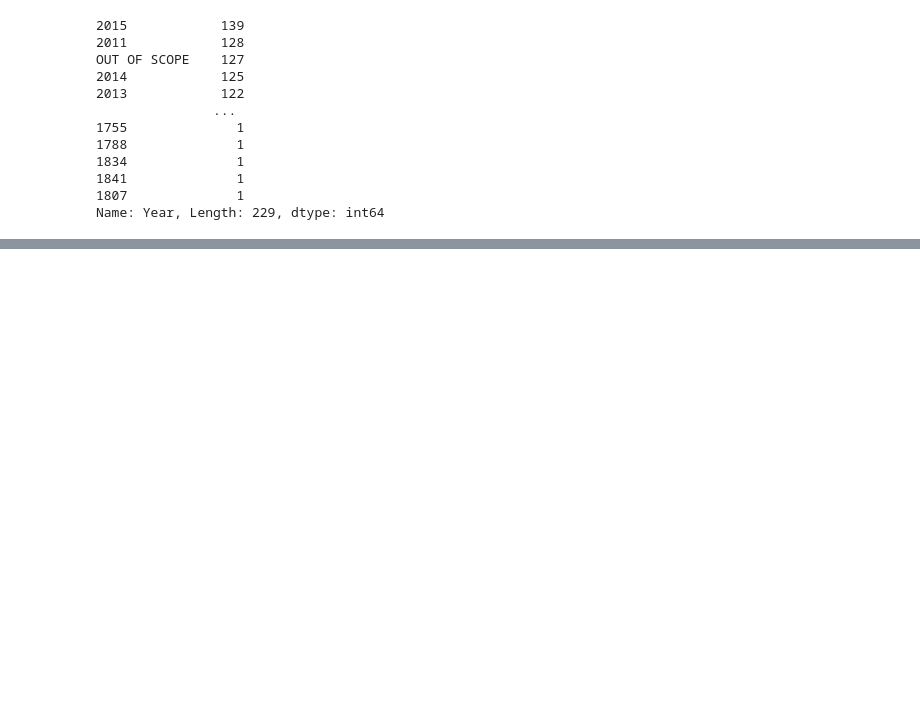
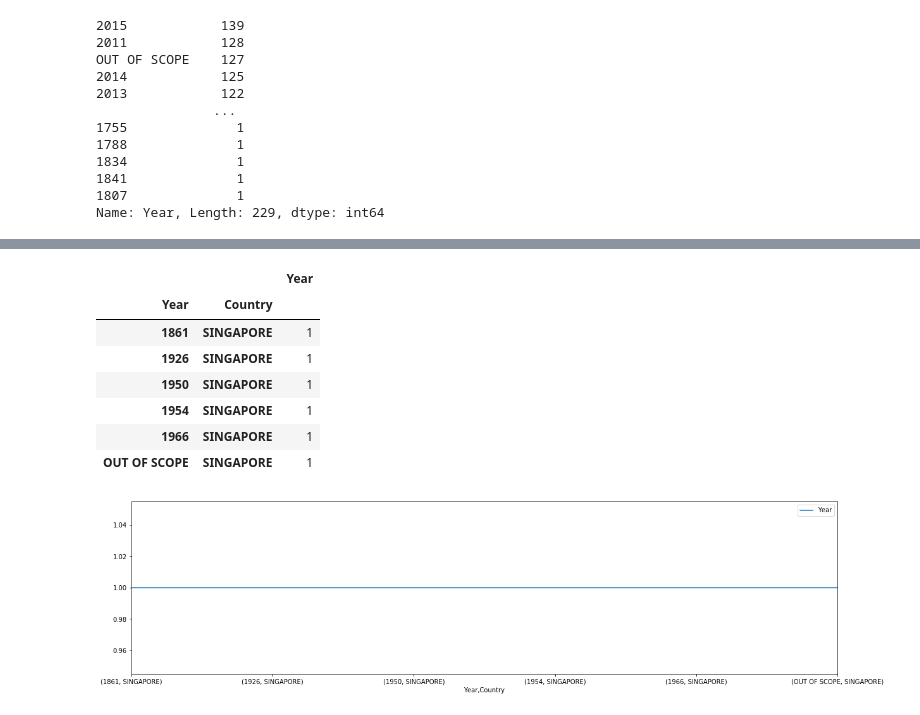
Before and after one commit to meryreddoor/project-clean-folder, a Jupyter notebook: Project Cleaning folders.ipynb, the cells around one changed output, grey strips where cells are left out. Saved outputs shown, nothing was run; the diff lists cells and outputs as text; code cells hidden in the pictures; blank space fills up the shorter version.

```diff
--- a/Project Cleaning folders.ipynb
+++ b/Project Cleaning folders.ipynb
@@ -250,0 +367,17 @@ gr_df
+# %%
+High=shark_output[shark_output['Country'].eq('SINGAPORE')]
+gr_df = High.groupby(['Year','Country']).agg({"Year":"count"})
+gr_df
+
+display(gr_df)
+gr_df.plot.line(figsize=(20,5));
+# %% [output]
+|  |  | Year |
+| Year | Country |  |
+| 1861 | SINGAPORE | 1 |
+| 1926 | SINGAPORE | 1 |
+| 1950 | SINGAPORE | 1 |
+| 1954 | SINGAPORE | 1 |
+| 1966 | SINGAPORE | 1 |
+| OUT OF SCOPE | SINGAPORE | 1 |
+[figure, added]
```
Also changed, not shown: parts of 12 cells of this notebook, 3 other files.
